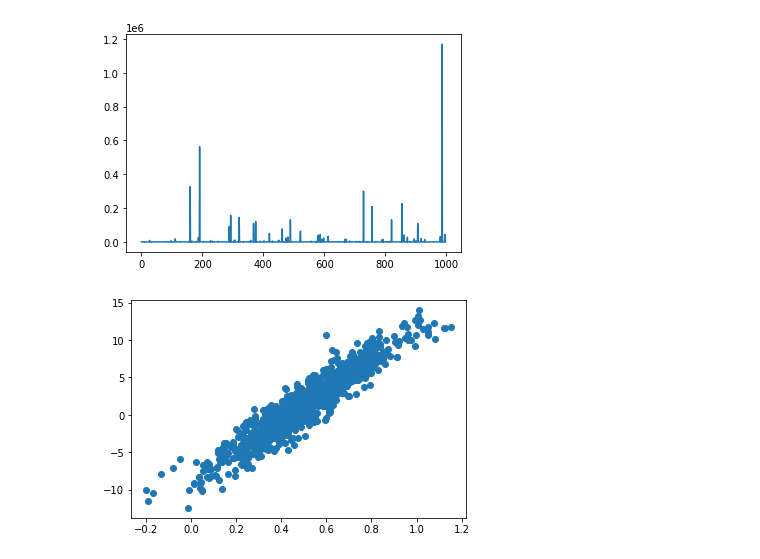
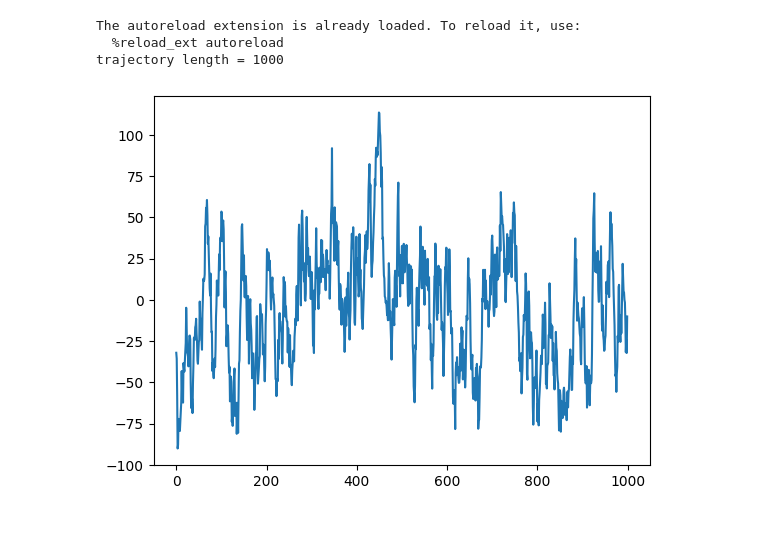
Before and after one commit to google/deluca, a Jupyter notebook: colabs/specrtal-filtering-learner.ipynb, the cells around one changed output. Saved outputs shown, nothing was run; the diff lists cells and outputs as text; code cells hidden in the pictures; blank space fills up the shorter version.

```diff
--- a/colabs/specrtal-filtering-learner.ipynb
+++ b/colabs/specrtal-filtering-learner.ipynb
@@ -31,13 +32,0 @@ ModuleNotFoundError: No module named 'deluca.envs'
-# %%
-
-
-plt.plot(ppl[:,0].T)
-plt.show()
-# %% [output]
-[figure, removed]
-# %%
-log_wealth = np.log(ppl[:,0].T)
-plt.scatter(ppl[:,1].T, log_wealth)
-plt.show()
-# %% [output]
-[figure, removed]
@@ -43,0 +59,18 @@ plt.show()
+# %%
+%load_ext autoreload
+%autoreload 2
+
+env = LDS() #LDS with random initiations and dimensions as specified
+#env = lds.LDS(2,10,3) #LDS with random initiations and dimensions as specified
+d_obs = 2
+d_action = 3
+d_hidden = 10
+disturbance = SinusDisturbance()
+disturbance.init(d_hidden, 0.5)
+obs = env.init(d_action,d_hidden,d_obs, disturbance = disturbance)
+env.show_me_the_signal(1000)
+# %% [output]
+The autoreload extension is already loaded. To reload it, use:
+  %reload_ext autoreload
+trajectory length = 1000
+[figure, added]
```
Also changed, not shown: parts of 6 cells of this notebook.
